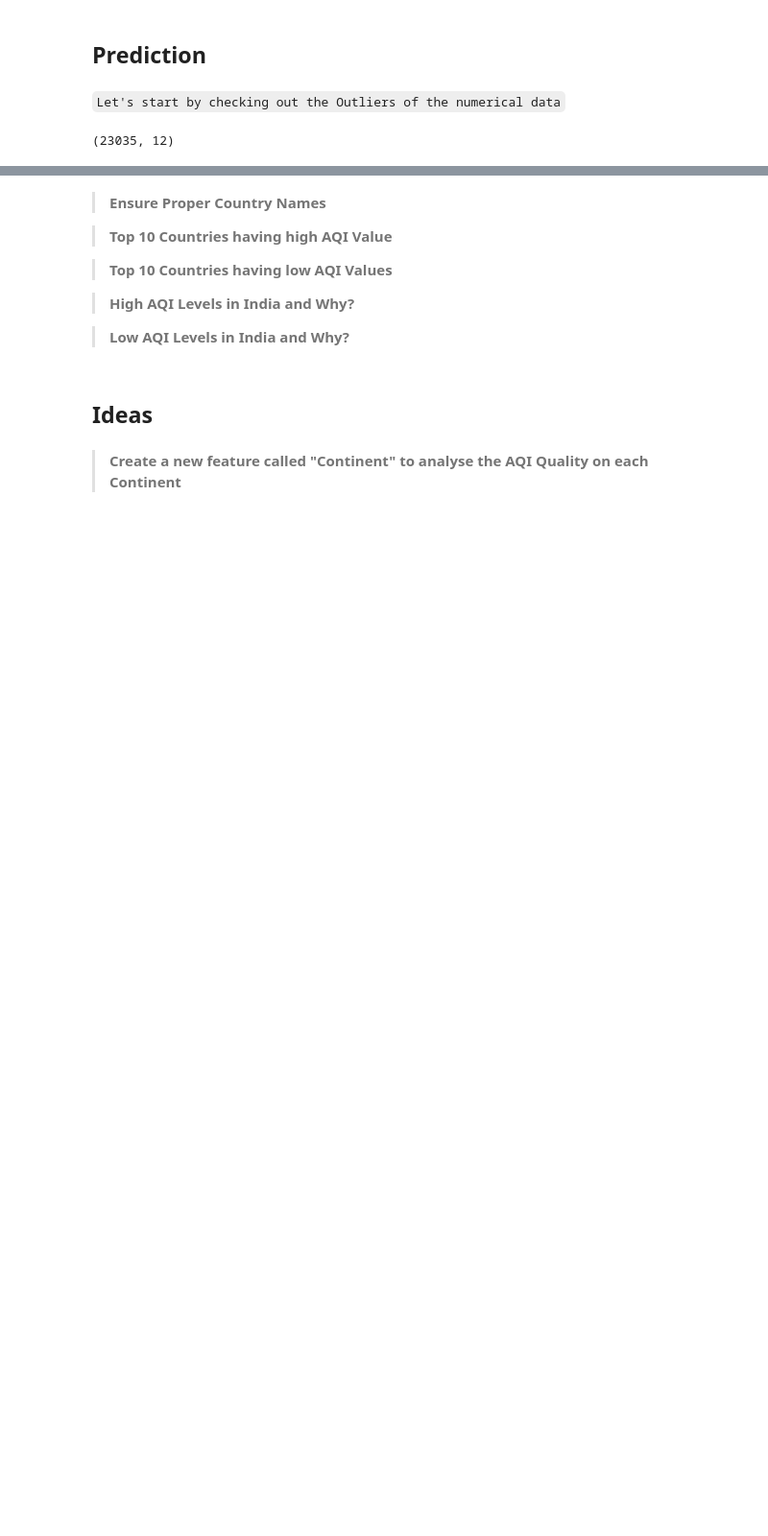
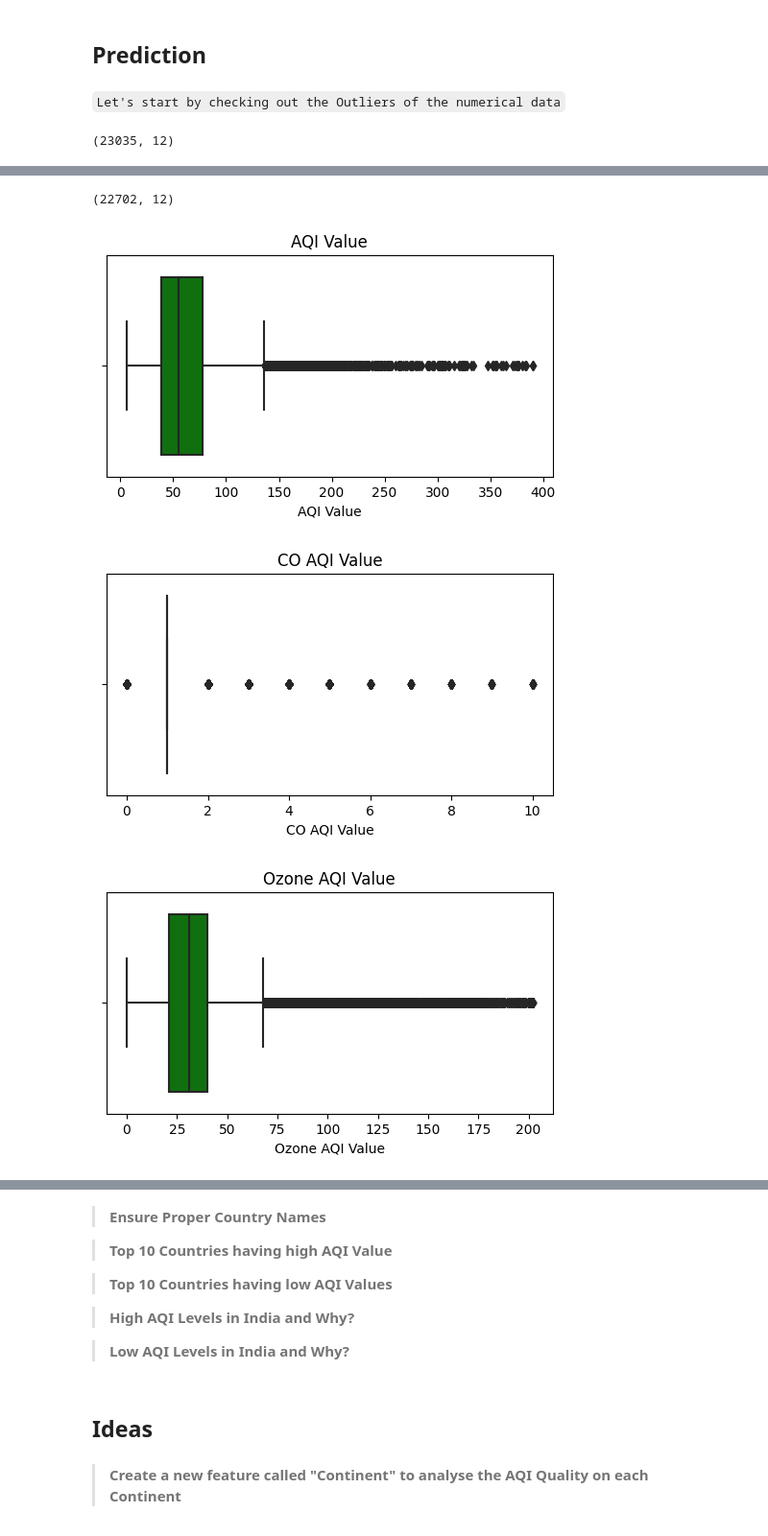
Before and after one commit to BSU04/Global-Air-Quality-Prediction, a Jupyter notebook: gap-eda.ipynb, the cells around one changed output, grey strips where cells are left out. Shown at 96% size. Cells and saved outputs as stored; diff of their text form; code cells hidden in the pictures; blank space fills up the shorter version.

Commit message:
outliers removed

```diff
--- a/gap-eda.ipynb
+++ b/gap-eda.ipynb
@@ -666,0 +627,8 @@ gap.shape
+# %%
+def outlier_thresholds(dataframe, col_name, q1=0.05, q3=0.95):
+    quartile1 = dataframe[col_name].quantile(q1)
+    quartile3 = dataframe[col_name].quantile(q3)
+    interquantile_range = quartile3 - quartile1
+    up_limit = quartile3 + 1.5 * interquantile_range
+    low_limit = quartile1 - 1.5 * interquantile_range
+    return low_limit, up_limit
@@ -666,0 +642,10 @@ gap.shape
+# %%
+def grab_outliers(dataframe, col_name):
+    low, up = outlier_thresholds(dataframe, col_name)
+    outlier_index = dataframe[((dataframe[col_name] < low) | (dataframe[col_name] > up))].index
+    return outlier_index
+# %%
+for col in cols:
+    outlier_index = grab_outliers(gap,col)
+    percentage_outliers =  len(outlier_index)/len(gap[col])* 100
+    print(f"{col}: \n{len(outlier_index)} outliers present ({percentage_outliers:.3f}%)\n")
@@ -666,0 +667,17 @@ gap.shape
+# %%
+for col in cols:
+    low_limit, up_limit = outlier_thresholds(gap, col)
+    gap = gap[~((gap[col] < low_limit) | (gap[col] > up_limit))]
+# %%
+gap.shape
+# %% [output]
+(22702, 12)
+# %%
+for col in cols:
+    plt.figure(figsize=(6,3))
+    sns.boxplot(x = gap[col], color = "green")
+    plt.title(col)
+# %% [output]
+[figure, added]
+[figure, added]
+[figure, added]
```
Also changed, not shown: parts of 13 cells of this notebook.
